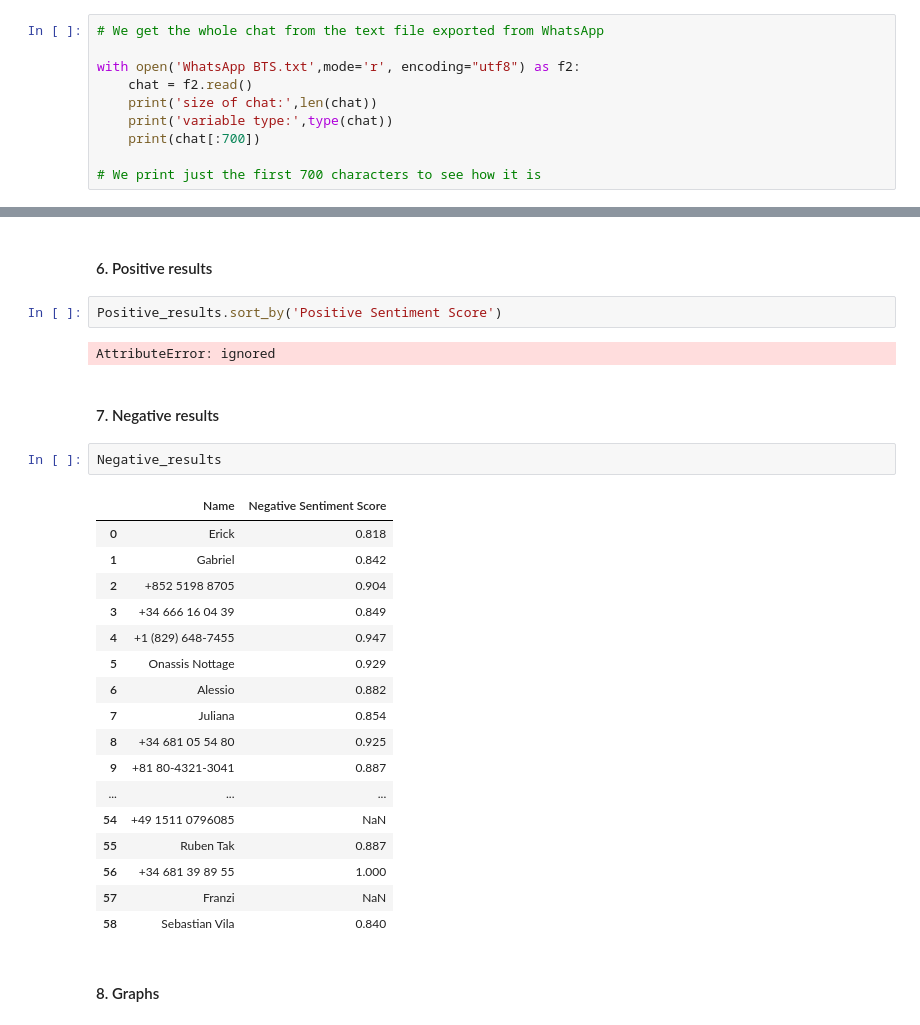
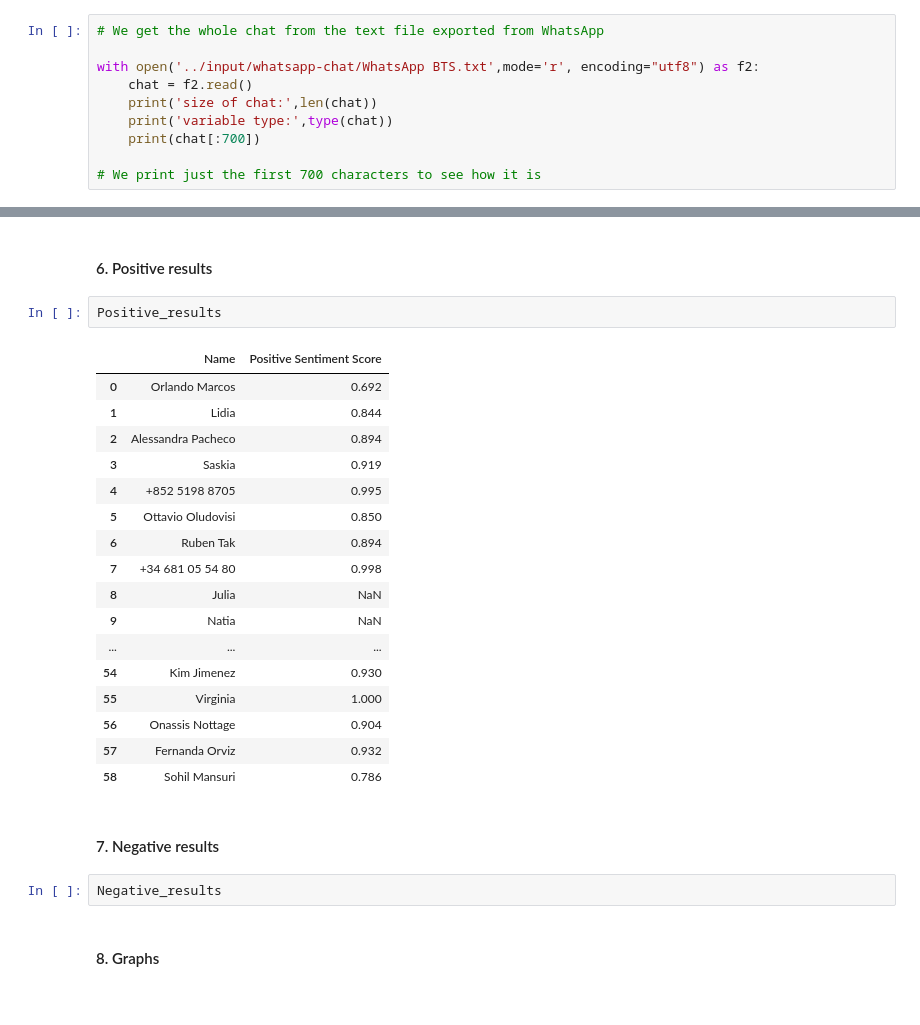
Before and after one commit to ockdavid/Whatsapp_Sentiment_Analysis, a Jupyter notebook: Whatsapp_sentiment_analysis_BTS.ipynb, the cells around one changed output, grey strips where cells are left out. Drawn from its saved outputs; the diff is of its cells as text.

```diff
--- a/Whatsapp_sentiment_analysis_BTS.ipynb
+++ b/Whatsapp_sentiment_analysis_BTS.ipynb
@@ -255,7 +248,7 @@ loading file tokenizer_config.json
 # %%
 # We get the whole chat from the text file exported from WhatsApp
 
-with open('WhatsApp BTS.txt',mode='r', encoding="utf8") as f2:
+with open('../input/whatsapp-chat/WhatsApp BTS.txt',mode='r', encoding="utf8") as f2:
     chat = f2.read()
     print('size of chat:',len(chat))
     print('variable type:',type(chat))
@@ -404,32 +397,30 @@ Negative_results = Negative_results.rename(columns={0: 'Name', 1: 'Negative Sent
 Negative_results['Negative Sentiment Score'] = Negative_results['Negative Sentiment Score'].apply(lambda row: rounding(row))
 # %% [markdown]
 #### 6. Positive results
-# %%
-Positive_results.sort_by('Positive Sentiment Score')
-# %% [output]
-AttributeError: ignored
+# %%
+Positive_results
+# %% [output]
+|  | Name | Positive Sentiment Score |
+| 0 | Orlando Marcos | 0.692 |
+| 1 | Lidia | 0.844 |
+| 2 | Alessandra Pacheco | 0.894 |
+| 3 | Saskia | 0.919 |
+| 4 | +852 5198 8705 | 0.995 |
+| 5 | Ottavio Oludovisi | 0.850 |
+| 6 | Ruben Tak | 0.894 |
+| 7 | +34 681 05 54 80 | 0.998 |
+| 8 | Julia | NaN |
+| 9 | Natia | NaN |
+| ... | ... | ... |
+| 54 | Kim Jimenez | 0.930 |
+| 55 | Virginia | 1.000 |
+| 56 | Onassis Nottage | 0.904 |
+| 57 | Fernanda Orviz | 0.932 |
+| 58 | Sohil Mansuri | 0.786 |
 # %% [markdown]
 #### 7. Negative results
 # %%
 Negative_results
-# %% [output]
-|  | Name | Negative Sentiment Score |
-| 0 | Erick | 0.818 |
-| 1 | Gabriel | 0.842 |
-| 2 | +852 5198 8705 | 0.904 |
-| 3 | +34 666 16 04 39 | 0.849 |
-| 4 | +1 (829) 648-7455 | 0.947 |
-| 5 | Onassis Nottage | 0.929 |
-| 6 | Alessio | 0.882 |
-| 7 | Juliana | 0.854 |
-| 8 | +34 681 05 54 80 | 0.925 |
-| 9 | +81 80-4321-3041 | 0.887 |
-| ... | ... | ... |
-| 54 | +49 1511 0796085 | NaN |
-| 55 | Ruben Tak | 0.887 |
-| 56 | +34 681 39 89 55 | 1.000 |
-| 57 | Franzi | NaN |
-| 58 | Sebastian Vila | 0.840 |
 # %% [markdown]
 #### 8. Graphs
 # %%
```
Also changed, not shown: parts of 17 cells of this notebook, 7 other files.
